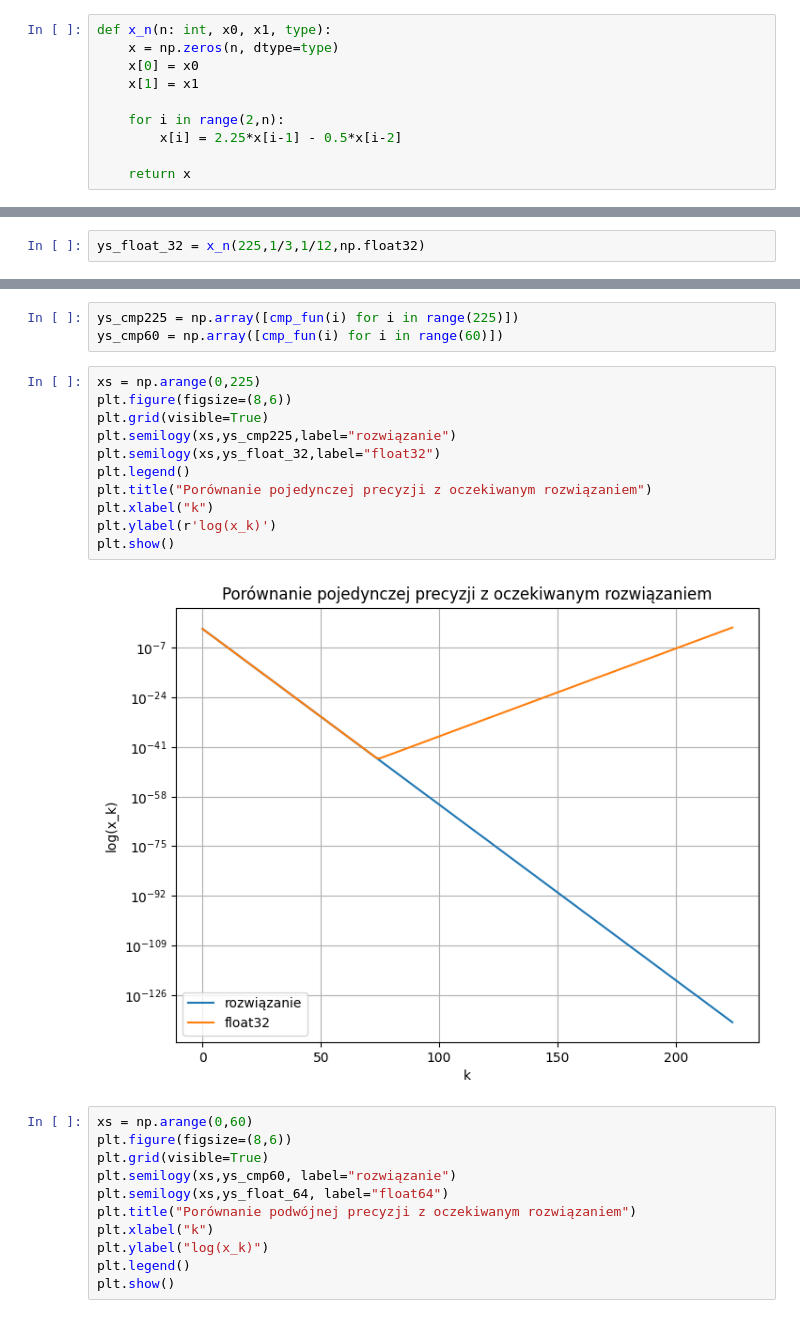
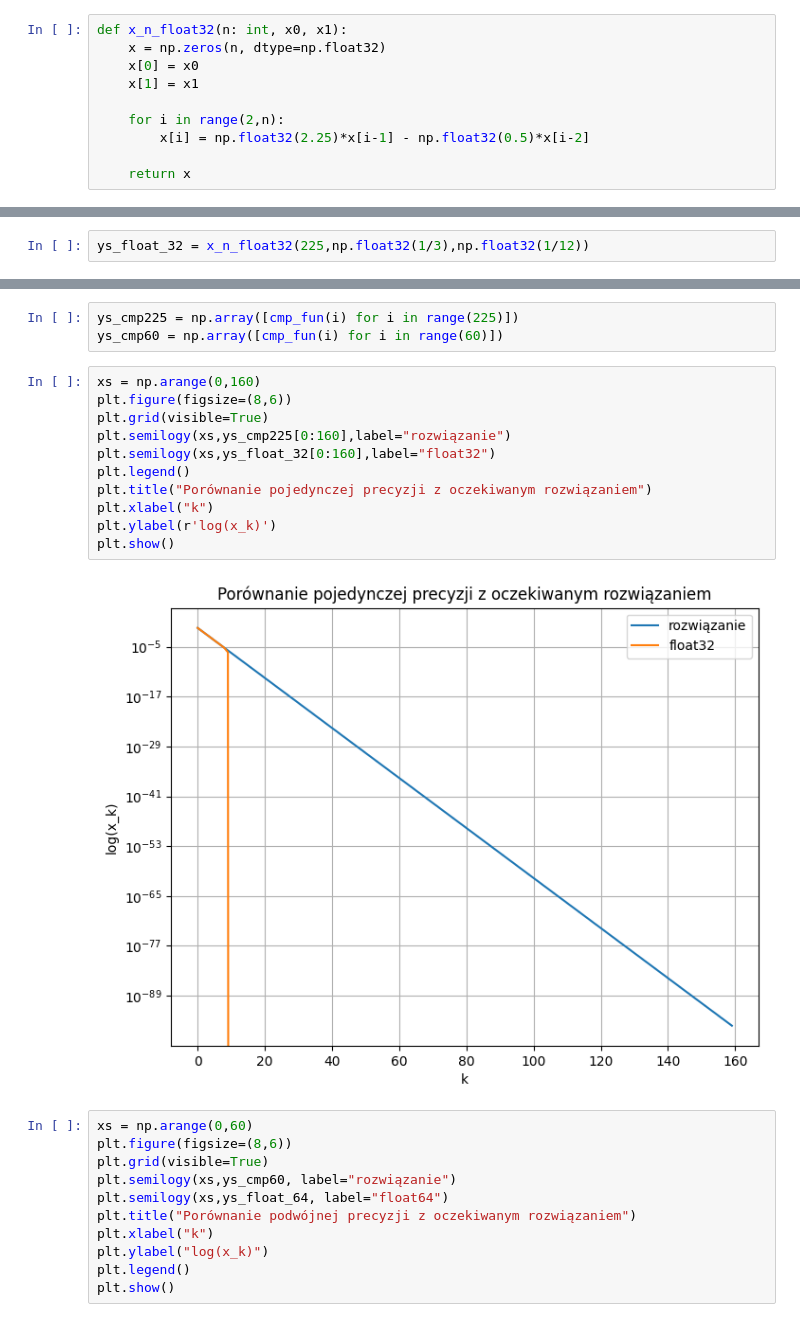
Before and after one commit to domino644/mownit, a Jupyter notebook: lab1/zad2.ipynb, the cells around one changed output, grey strips where cells are left out. Cells and saved outputs as stored; diff of their text form.

```diff
--- a/lab1/zad2.ipynb
+++ b/lab1/zad2.ipynb
@@ -7,12 +7,12 @@ import pandas as pd
 def cmp_fun(k):
     return (4**(-k))/3
 # %%
-def x_n(n: int, x0, x1, type):
-    x = np.zeros(n, dtype=type)
+def x_n_float32(n: int, x0, x1):
+    x = np.zeros(n, dtype=np.float32)
     x[0] = x0
     x[1] = x1
 
     for i in range(2,n):
-        x[i] = 2.25*x[i-1] - 0.5*x[i-2]
+        x[i] = np.float32(2.25)*x[i-1] - np.float32(0.5)*x[i-2]
 
     return x
@@ -27,5 +37,5 @@ def x_n_fraction(n: int, x0, x1):
 
     return x
 # %%
-ys_float_32 = x_n(225,1/3,1/12,np.float32)
+ys_float_32 = x_n_float32(225,np.float32(1/3),np.float32(1/12))
 # %%
@@ -36,18 +46,18 @@ ys_fraction = x_n_fraction(225,frac.Fraction(1,3), frac.Fraction(1,12))
 ys_cmp225 = np.array([cmp_fun(i) for i in range(225)])
 ys_cmp60 = np.array([cmp_fun(i) for i in range(60)])
 # %%
-xs = np.arange(0,225)
+xs = np.arange(0,160)
 plt.figure(figsize=(8,6))
 plt.grid(visible=True)
-plt.semilogy(xs,ys_cmp225,label="rozwiązanie")
-plt.semilogy(xs,ys_float_32,label="float32")
+plt.semilogy(xs,ys_cmp225[0:160],label="rozwiązanie")
+plt.semilogy(xs,ys_float_32[0:160],label="float32")
 plt.legend()
 plt.title("Porównanie pojedynczej precyzji z oczekiwanym rozwiązaniem")
 plt.xlabel("k")
 plt.ylabel(r'log(x_k)')
 plt.show()
 # %% [output]
-[figure, old version]
+[figure, new version]
 # %%
 xs = np.arange(0,60)
 plt.figure(figsize=(8,6))
```
Also changed, not shown: parts of 6 cells of this notebook.
